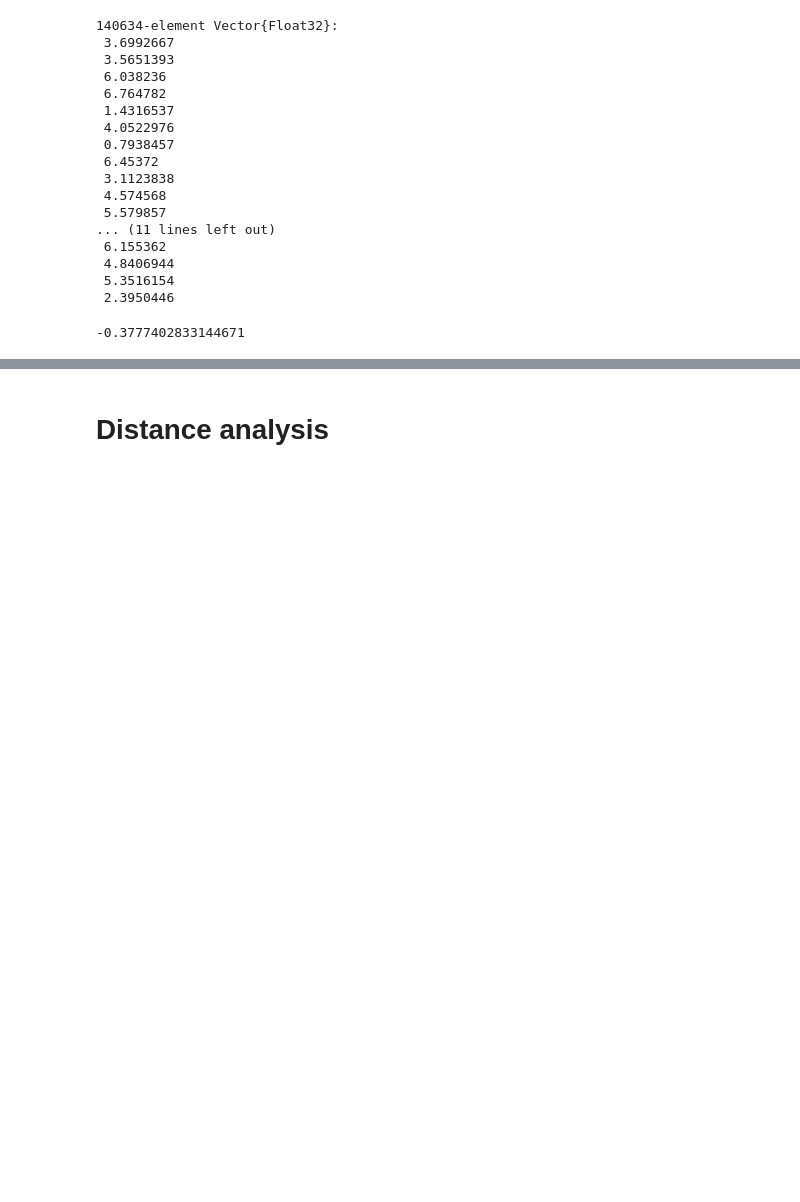
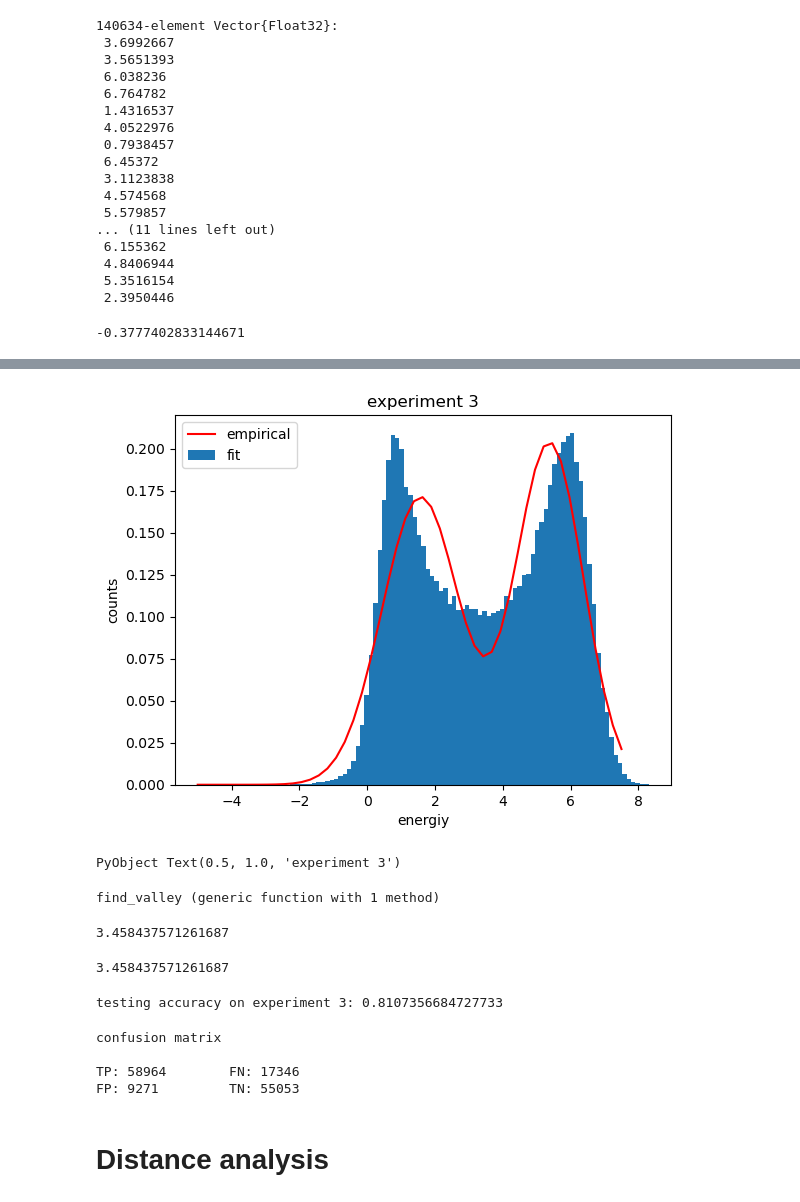
Before and after one commit to matteodeleonardis/unsupervised_aav2, a Jupyter notebook: analysis/experiment2.ipynb, the cells around one changed output, grey strips where cells are left out. Saved outputs shown, nothing was run; the diff lists cells and outputs as text; code cells hidden in the pictures; blank space fills up the shorter version.

Commit message:
unsupervied threshold with gaussian mixture fit

```diff
--- a/analysis/experiment2.ipynb
+++ b/analysis/experiment2.ipynb
@@ -362,0 +394,4 @@ ax[2,3].hist(exp.(ls_experiment3_filtered), bins=100);
+# %%
+gmm = GMM(2,1)
+gmm.μ .+= randn(2,1)
+gmm.Σ .*= 1e-1;
@@ -363,3 +418,46 @@ ax[2,3].hist(exp.(ls_experiment3_filtered), bins=100);
+# %%
+xx = LinRange(-5.0, 7.5, 50)
+hist(energies_exp3, bins=100, density=true)
+plot(xx, eval_gmm(gmm, xx), color="red")
+xlabel("energy")
+ylabel("counts")
+legend(["empirical", "fit"])
+title("experiment 3")
+# %% [output]
+[figure, added]
+PyObject Text(0.5, 1.0, 'experiment 3')
+# %%
+function find_valley(gmm, resolution::Int)
+    xmin = gmm.μ[1,1]
+    xmax = gmm.μ[2,1]
+    r = LinRange(xmin, xmax, resolution)
+    y = eval_gmm(gmm, r)
+    xvalley = argmin(y)
+    return r[xvalley]
+end
+# %% [output]
+find_valley (generic function with 1 method)
+# %%
+find_valley(gmm, 100)
+# %% [output]
+3.458437571261687
+# %%
+unsupervised_energy_threshold = 3.458437571261687
+# %% [output]
+3.458437571261687
+# %%
+println("testing accuracy on experiment 3: ",
+compute_accuracy(-energies_exp3, -unsupervised_energy_threshold, θexperiment3, threshold_experiment3))
+# %% [output]
+testing accuracy on experiment 3: 0.8107356684727733
+# %%
+println("confusion matrix \n")
+confusion_matrix(-energies_exp3, -unsupervised_energy_threshold, θexperiment3, threshold_experiment3)
+# %% [output]
+confusion matrix
+
+TP: 58964        FN: 17346
+FP: 9271         TN: 55053
 # %% [markdown]
 # Distance analysis
 # %%
```
Also changed, not shown: parts of 4 cells of this notebook, 1 other file.
